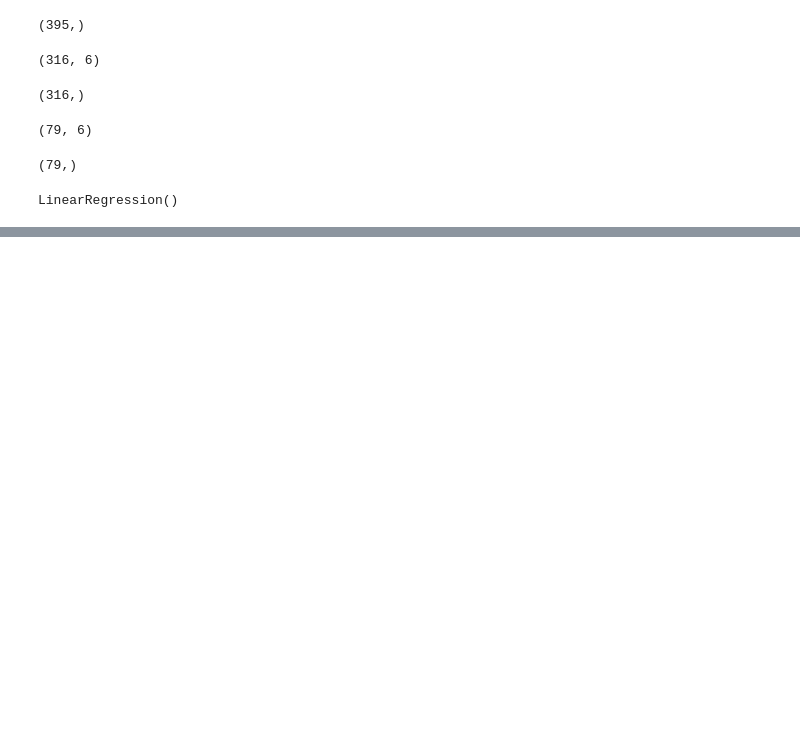
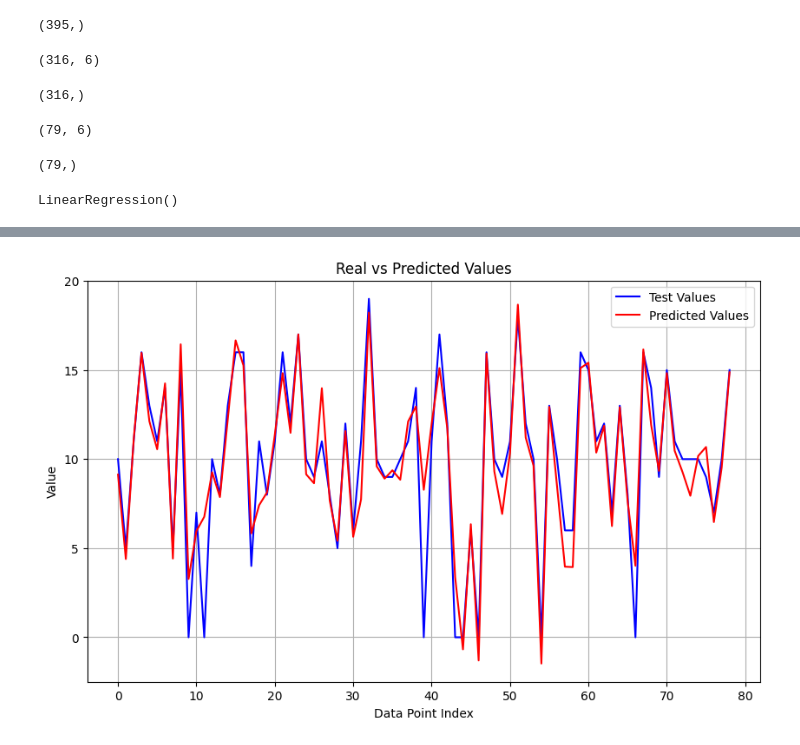
Before and after one commit to Mahdi-Miri/Linear-regression, a Jupyter notebook: Linear-Regression.ipynb, the cells around one changed output, grey strips where cells are left out. Saved outputs shown, nothing was run; the diff lists cells and outputs as text; code cells hidden in the pictures; blank space fills up the shorter version.

```diff
--- a/Linear-Regression.ipynb
+++ b/Linear-Regression.ipynb
@@ -139,3 +178,20 @@ REAl:6, PREDICTED : 6.766130227353717
+# %%
+plt.figure(figsize=(10, 6))
+
+# Plot real data as a blue line
+plt.plot(range(len(Y_test)), Y_test, color='blue', label='Test Values')
+
+# Plot predicted data as a red line
+plt.plot(range(len(Y_pred)), Y_pred, color='red', label='Predicted Values')
+
+plt.xlabel('Data Point Index')
+plt.ylabel('Value')
+plt.title('Real vs Predicted Values')
+plt.legend()
+plt.grid(True)
+plt.show()
+# %% [output]
+[figure, added]
 # %%
 acc
 # %% [output]
```
Also changed, not shown: parts of 6 cells of this notebook.
